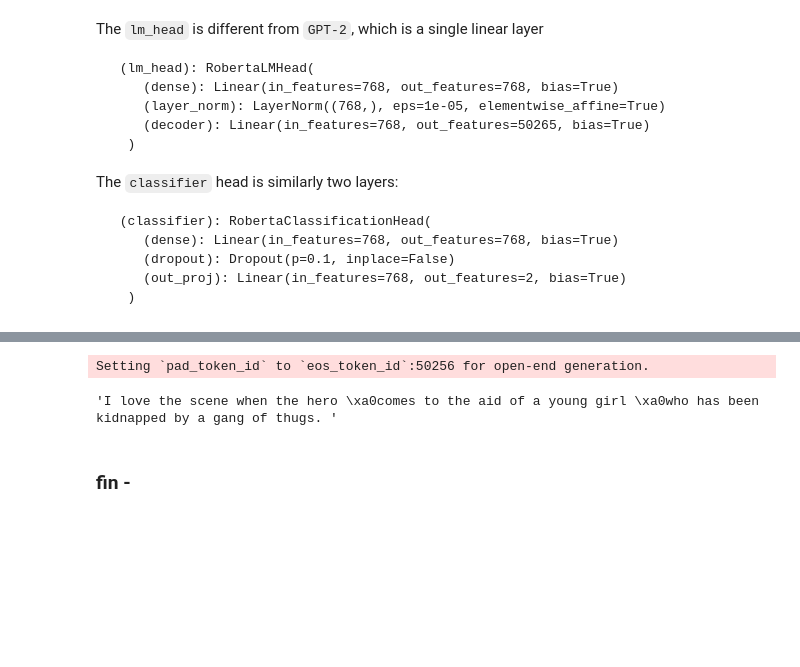
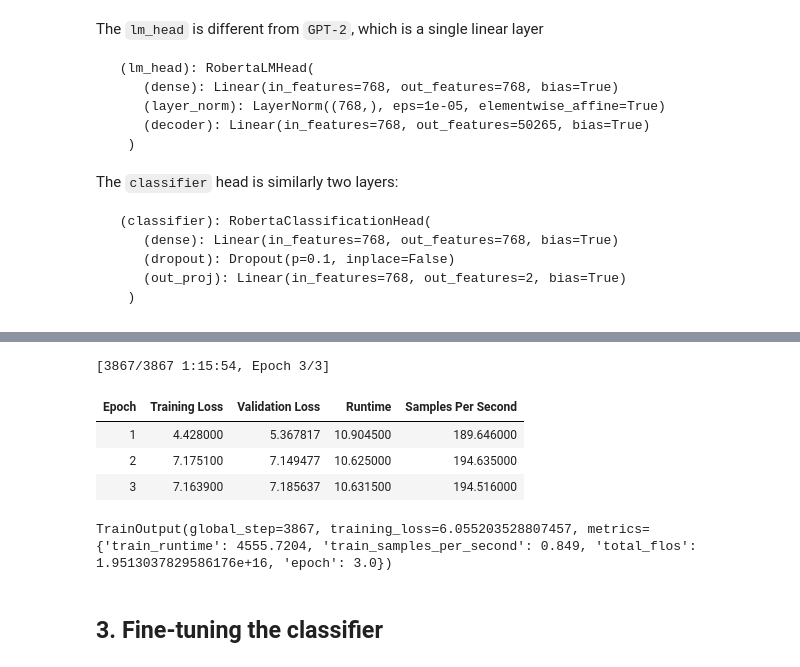
Before and after one commit to YipingNUS/dont-stop-pretraining, a Jupyter notebook: dont-stop-pretraining.ipynb, the cells around one changed output, grey strips where cells are left out. Drawn from its saved outputs; the diff is of its cells as text; code cells hidden in the pictures; blank space fills up the shorter version.

```diff
--- a/dont-stop-pretraining.ipynb
+++ b/dont-stop-pretraining.ipynb
@@ -39,0 +54,3 @@ tokenized_train_datasets = train_dataset.map(tokenize_function, batched=True, nu
+# %%
+# block_size = tokenizer.model_max_length
+block_size = 128
@@ -40,3 +76,16 @@ tokenized_train_datasets = train_dataset.map(tokenize_function, batched=True, nu
+# %%
+test_lm_datasets = tokenized_test_datasets.map(
+    group_texts,
+    batched=True,
+    batch_size=1000,
+    num_proc=8,
+)
+train_lm_datasets = tokenized_train_datasets.map(
+    group_texts,
+    batched=True,
+    batch_size=1000,
+    num_proc=8,
+)
 # %% [markdown]
 ## 2. Fine-tune the language model (DART/TART)
 # %% [markdown]
@@ -308,10 +116,30 @@ torch.Size([1, 8])
-# %%
-preds = learn.model.generate(inp, max_length=30, num_beams=5, temperature=1.5)
-# %% [output]
-Setting `pad_token_id` to `eos_token_id`:50256 for open-end generation.
-# %%
-tokenizer.decode(preds[0].cpu().numpy())
-# %% [output]
-'I love the scene when the hero \xa0comes to the aid of a young girl \xa0who has been kidnapped by a gang of thugs. '
-# %% [markdown]
-### fin -
+# %%
+training_args = TrainingArguments(
+    "test-clm",
+    num_train_epochs=3,
+    evaluation_strategy="steps",
+    eval_steps=100,
+    learning_rate=3e-4,
+    warmup_ratio=0.2,
+    weight_decay=0.01,
+    per_device_train_batch_size=80,
+    per_device_eval_batch_size=200,
+    fp16=True
+)
+# %%
+trainer = Trainer(
+    model=model,
+    args=training_args,
+    train_dataset=train_lm_datasets,
+    eval_dataset=test_lm_datasets,
+    data_collator=data_collator,
+)
+# %%
+trainer.train()
+# %% [output]
+[3867/3867 1:15:54, Epoch 3/3]
+| Epoch | Training Loss | Validation Loss | Runtime | Samples Per Second |
+| 1 | 4.428000 | 5.367817 | 10.904500 | 189.646000 |
+| 2 | 7.175100 | 7.149477 | 10.625000 | 194.635000 |
+| 3 | 7.163900 | 7.185637 | 10.631500 | 194.516000 |
+TrainOutput(global_step=3867, training_loss=6.055203528807457, metrics={'train_runtime': 4555.7204, 'train_samples_per_second': 0.849, 'total_flos': 1.9513037829586176e+16, 'epoch': 3.0})
@@ -317,0 +148,2 @@ tokenizer.decode(preds[0].cpu().numpy())
+# %% [markdown]
+## 3. Fine-tuning the classifier
```
Also changed, not shown: parts of 89 cells of this notebook.
